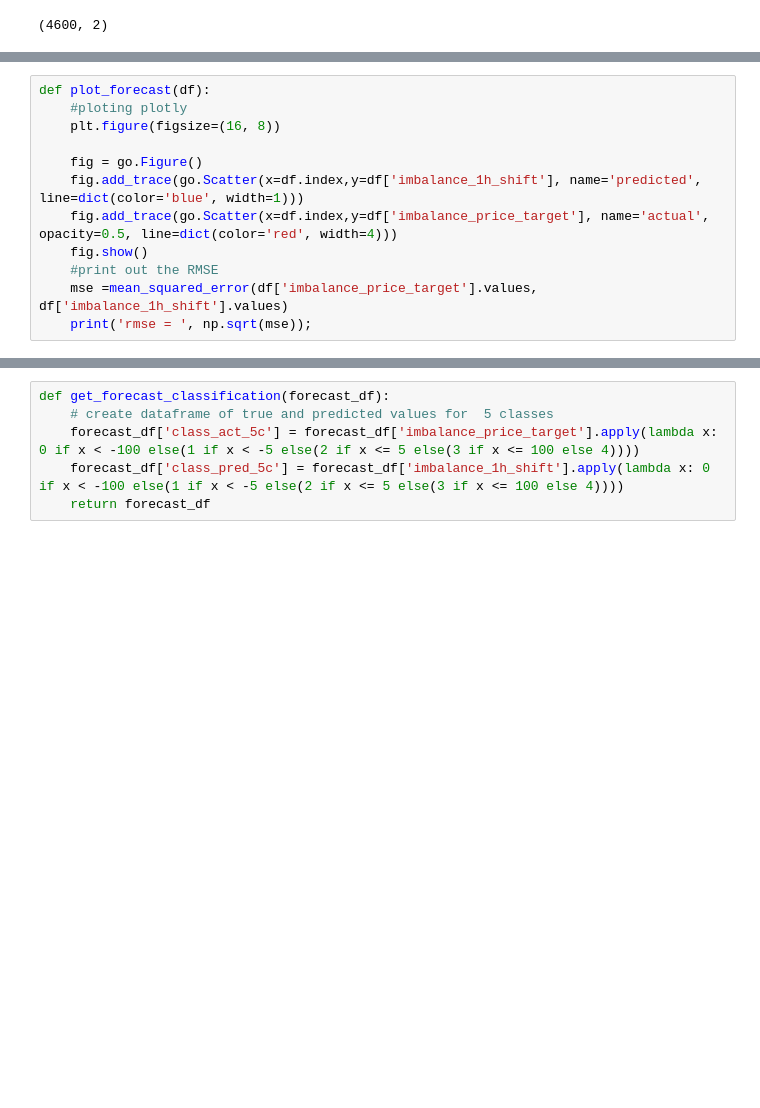
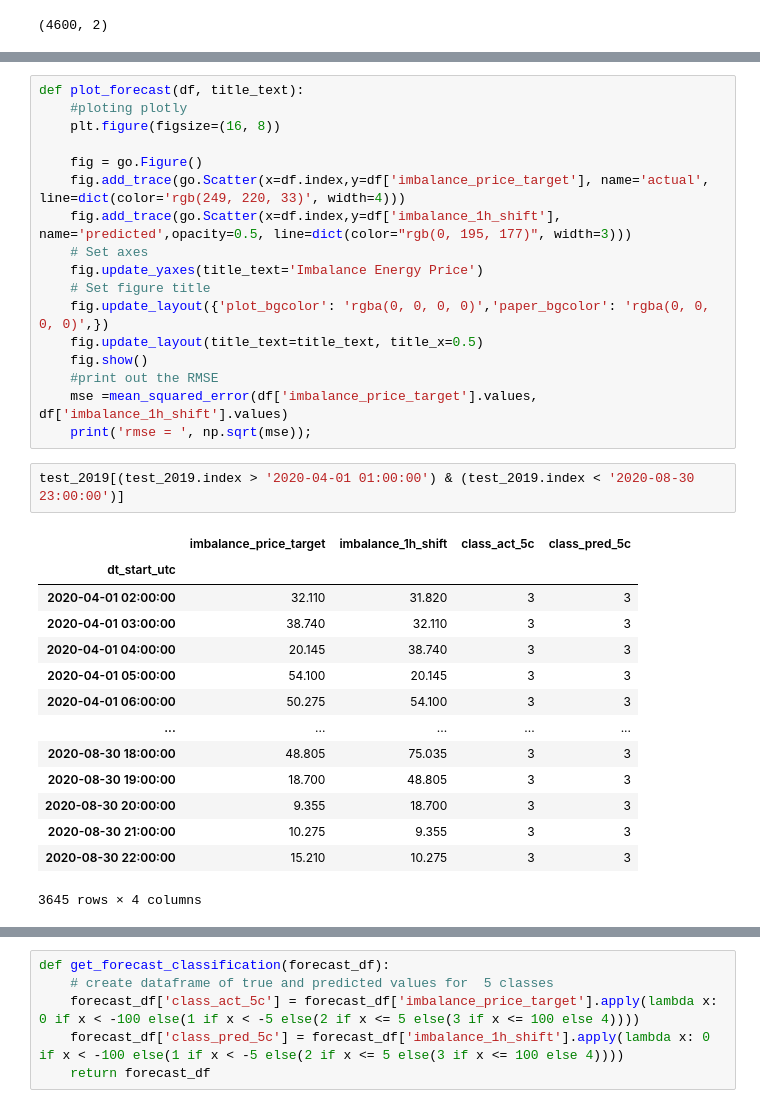
Before and after one commit to Windbenders/capstone_energy, a Jupyter notebook: notebooks/baseline_model.ipynb, the cells around one changed output, grey strips where cells are left out. Saved outputs shown, nothing was run; the diff lists cells and outputs as text; blank space fills up the shorter version.

```diff
--- a/notebooks/baseline_model.ipynb
+++ b/notebooks/baseline_model.ipynb
@@ -59,12 +71,34 @@ test_2019.shape
 # %%
-def plot_forecast(df):
+def plot_forecast(df, title_text):
     #ploting plotly
     plt.figure(figsize=(16, 8))
 
     fig = go.Figure()
-    fig.add_trace(go.Scatter(x=df.index,y=df['imbalance_1h_shift'], name='predicted', line=dict(color='blue', width=1)))
-    fig.add_trace(go.Scatter(x=df.index,y=df['imbalance_price_target'], name='actual', opacity=0.5, line=dict(color='red', width=4)))
+    fig.add_trace(go.Scatter(x=df.index,y=df['imbalance_price_target'], name='actual', line=dict(color='rgb(249, 220, 33)', width=4)))
+    fig.add_trace(go.Scatter(x=df.index,y=df['imbalance_1h_shift'], name='predicted',opacity=0.5, line=dict(color="rgb(0, 195, 177)", width=3)))
+    # Set axes
+    fig.update_yaxes(title_text='Imbalance Energy Price')
+    # Set figure title
+    fig.update_layout({'plot_bgcolor': 'rgba(0, 0, 0, 0)','paper_bgcolor': 'rgba(0, 0, 0, 0)',})
+    fig.update_layout(title_text=title_text, title_x=0.5)
     fig.show()
     #print out the RMSE
     mse =mean_squared_error(df['imbalance_price_target'].values, df['imbalance_1h_shift'].values)
     print('rmse = ', np.sqrt(mse));
+# %%
+test_2019[(test_2019.index > '2020-04-01 01:00:00') & (test_2019.index < '2020-08-30 23:00:00')]
+# %% [output]
+|  | imbalance_price_target | imbalance_1h_shift | class_act_5c | class_pred_5c |
+| dt_start_utc |  |  |  |  |
+| 2020-04-01 02:00:00 | 32.110 | 31.820 | 3 | 3 |
+| 2020-04-01 03:00:00 | 38.740 | 32.110 | 3 | 3 |
+| 2020-04-01 04:00:00 | 20.145 | 38.740 | 3 | 3 |
+| 2020-04-01 05:00:00 | 54.100 | 20.145 | 3 | 3 |
+| 2020-04-01 06:00:00 | 50.275 | 54.100 | 3 | 3 |
+| ... | ... | ... | ... | ... |
+| 2020-08-30 18:00:00 | 48.805 | 75.035 | 3 | 3 |
+| 2020-08-30 19:00:00 | 18.700 | 48.805 | 3 | 3 |
+| 2020-08-30 20:00:00 | 9.355 | 18.700 | 3 | 3 |
+| 2020-08-30 21:00:00 | 10.275 | 9.355 | 3 | 3 |
+| 2020-08-30 22:00:00 | 15.210 | 10.275 | 3 | 3 |
+3645 rows × 4 columns
```
Also changed, not shown: parts of 10 cells of this notebook.
